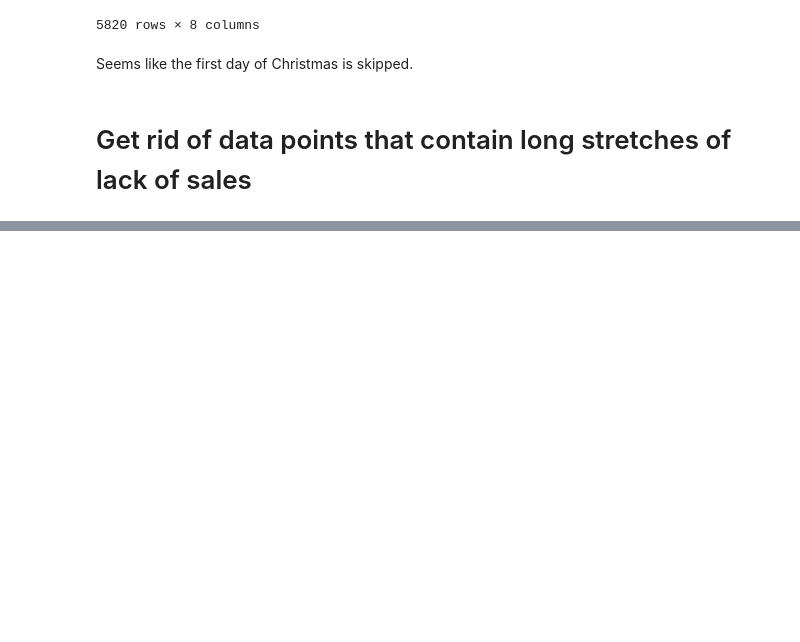
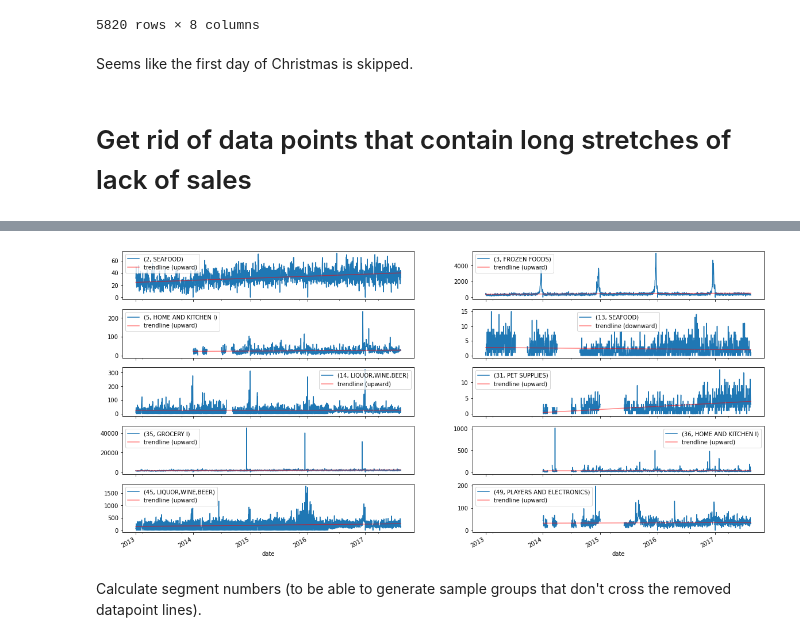
Before and after one commit to kurazu/kaggle-store-sales, a Jupyter notebook: nbs/EDA-simple.ipynb, the cells around one changed output, grey strips where cells are left out. Cells and saved outputs as stored; diff of their text form; code cells hidden in the pictures; blank space fills up the shorter version.

```diff
--- a/nbs/EDA-simple.ipynb
+++ b/nbs/EDA-simple.ipynb
@@ -345,0 +360,8 @@ train_df.groupby(['store_nbr', 'family']).rolling(NUM_DAYS)['sales'].sum()
+# %%
+# drop entries with too many empty sales days
+# train_df.drop(
+#     train_df[train_df['empty_sales_around'] >= EMPTY_DAYS].index,
+#     inplace=True
+# )
+# set sales to nan where there are too many empty sales days
+train_df.loc[train_df['empty_sales_around'] >= EMPTY_DAYS, 'sales'] = np.nan
@@ -345,0 +370,18 @@ train_df.groupby(['store_nbr', 'family']).rolling(NUM_DAYS)['sales'].sum()
+# %%
+grouped_df = train_df.groupby(['store_nbr', 'family'])
+to_remove = []
+for sample_group in sample_groups:
+    try:
+        assert sample_group in grouped_df.groups, sample_group
+    except AssertionError:
+        print(f"Group {sample_group} not found anymore. Removing it from sample groups.")
+        to_remove.append(sample_group)
+sample_groups = [sample_group for sample_group in sample_groups if sample_group not in to_remove]
+# %%
+idx_for_sample_groups = np.concatenate([grouped_df.indices[sample_group] for sample_group in sample_groups])
+sample_grouped_df = train_df.iloc[idx_for_sample_groups].groupby(['store_nbr', 'family'])
+show_sales(sample_grouped_df)
+# %% [output]
+[figure, added]
+# %% [markdown]
+Calculate segment numbers (to be able to generate sample groups that don't cross the removed datapoint lines).
```
Also changed, not shown: parts of 9 cells of this notebook, 3 other files.
